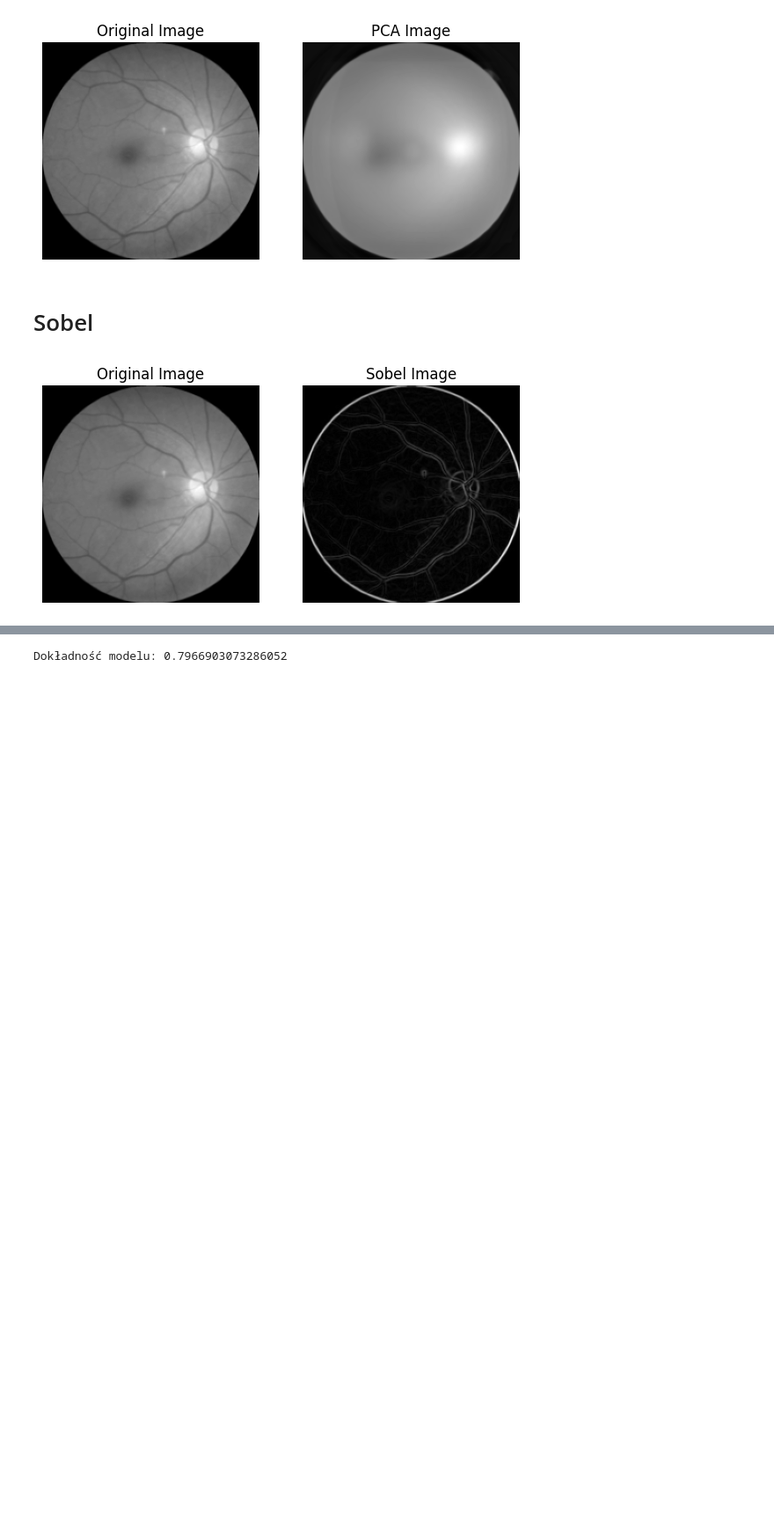
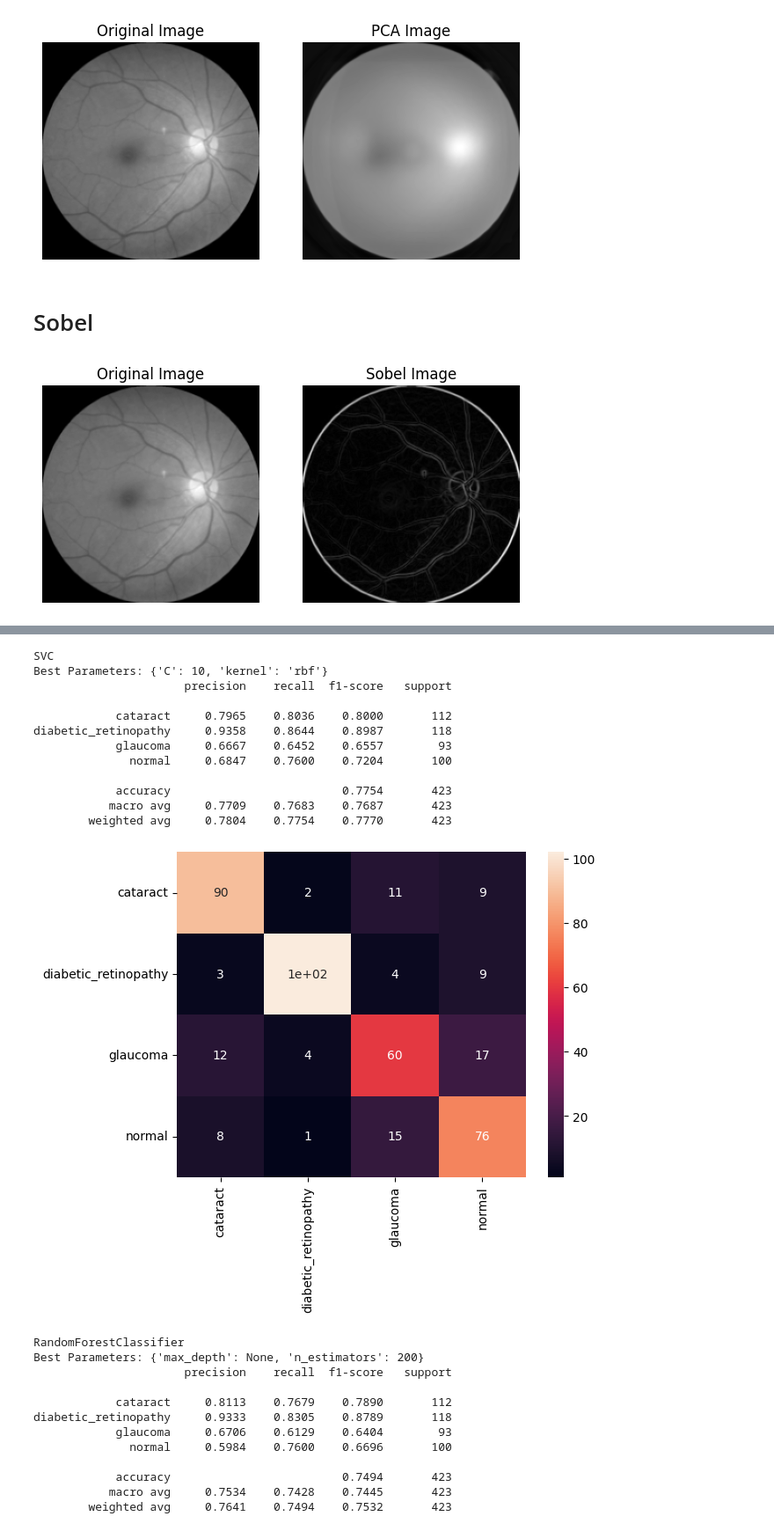
Before and after one commit to michni00/Image-Classification, a Jupyter notebook: Image_Classification.ipynb, the cells around one changed output, grey strips where cells are left out. Shown at 88% size. Drawn from its saved outputs; the diff is of its cells as text; code cells hidden in the pictures; blank space fills up the shorter version.

Commit message:
added ml models and grid search

```diff
--- a/Image_Classification.ipynb
+++ b/Image_Classification.ipynb
@@ -364,8 +363,60 @@ print(f'Dokładność modelu: {accuracy}')
-# %%
-clf = RandomForestClassifier(n_estimators=100, random_state=42)
-clf.fit(X_train_sobel, train_labels)
-y_pred = clf.predict(X_val_sobel)
-accuracy = accuracy_score(val_labels, y_pred)
-print(f'Dokładność modelu: {accuracy}')
-# %% [output]
-Dokładność modelu: 0.7966903073286052
+# %%
+def train_classifier(classifier, param_grid, X_train, y_train):
+    grid_search = GridSearchCV(classifier, param_grid, cv=3, verbose=2)
+    grid_search.fit(X_train, y_train)
+    best_model = grid_search.best_estimator_
+
+    return best_model, grid_search.best_params_
+# %%
+def evaluate(classifiers):
+  for classifier, param_grid in classifiers:
+    best_model, best_params = train_classifier(classifier, param_grid, X_train, y_train)
+    y_pred = best_model.predict(X_val)
+
+    print(f"{classifier.__class__.__name__}")
+    print("Best Parameters:", best_params)
+    print(classification_report(y_val, y_pred, target_names=le.classes_, digits=4))
+    sns.heatmap(confusion_matrix(y_val, y_pred), annot=True, xticklabels=le.classes_, yticklabels=le.classes_)
+    plt.show()
+# %%
+svm_param_grid = {'C': [0.1, 1, 10], 'kernel': ['linear', 'rbf']}
+rf_param_grid = {'n_estimators': [50, 100, 200], 'max_depth': [None, 10, 20]}
+knn_param_grid = {'n_neighbors': [3, 5, 7], 'weights': ['uniform', 'distance']}
+adaboost_param_grid = {'n_estimators': [50, 100, 200], 'learning_rate': [0.01, 0.1, 1.0]}
+
+classifiers = [
+    (SVC(), svm_param_grid),
+    (RandomForestClassifier(), rf_param_grid),
+    (KNeighborsClassifier(), knn_param_grid),
+    (AdaBoostClassifier(), adaboost_param_grid)
+]
+# %%
+del X_train, X_test, X_val
+X_train, X_test, X_val = pca_dataset(converted_train_data, converted_test_data, converted_val_data)
+evaluate(classifiers)
+# %% [output]
+SVC
+Best Parameters: {'C': 10, 'kernel': 'rbf'}
+                      precision    recall  f1-score   support
+
+            cataract     0.7965    0.8036    0.8000       112
+diabetic_retinopathy     0.9358    0.8644    0.8987       118
+            glaucoma     0.6667    0.6452    0.6557        93
+              normal     0.6847    0.7600    0.7204       100
+
+            accuracy                         0.7754       423
+           macro avg     0.7709    0.7683    0.7687       423
+        weighted avg     0.7804    0.7754    0.7770       423
+[figure, added]
+RandomForestClassifier
+Best Parameters: {'max_depth': None, 'n_estimators': 200}
+                      precision    recall  f1-score   support
+
+            cataract     0.8113    0.7679    0.7890       112
+diabetic_retinopathy     0.9333    0.8305    0.8789       118
+            glaucoma     0.6706    0.6129    0.6404        93
+              normal     0.5984    0.7600    0.6696       100
+
+            accuracy                         0.7494       423
+           macro avg     0.7534    0.7428    0.7445       423
+        weighted avg     0.7641    0.7494    0.7532       423
```
Also changed, not shown: parts of 29 cells of this notebook.
